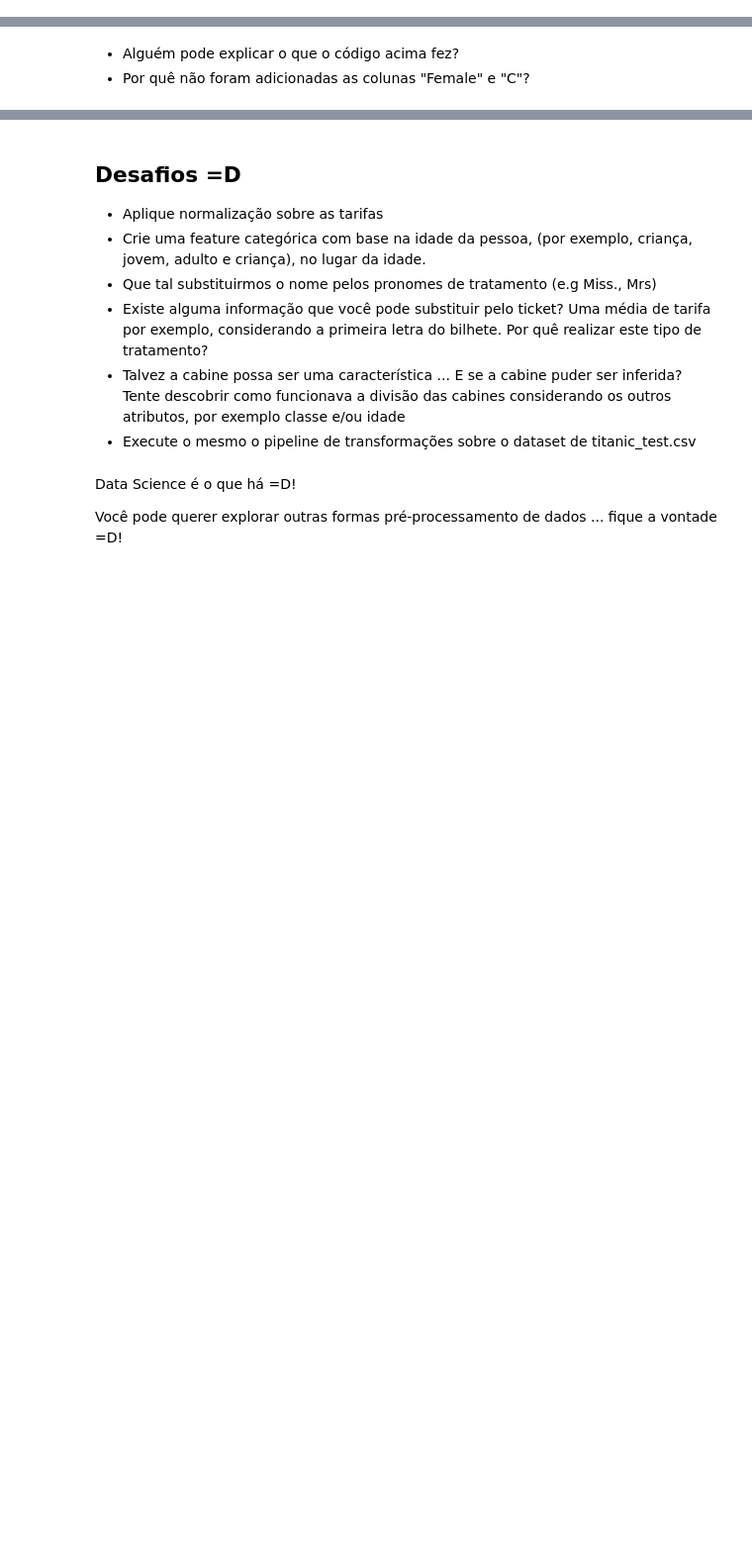
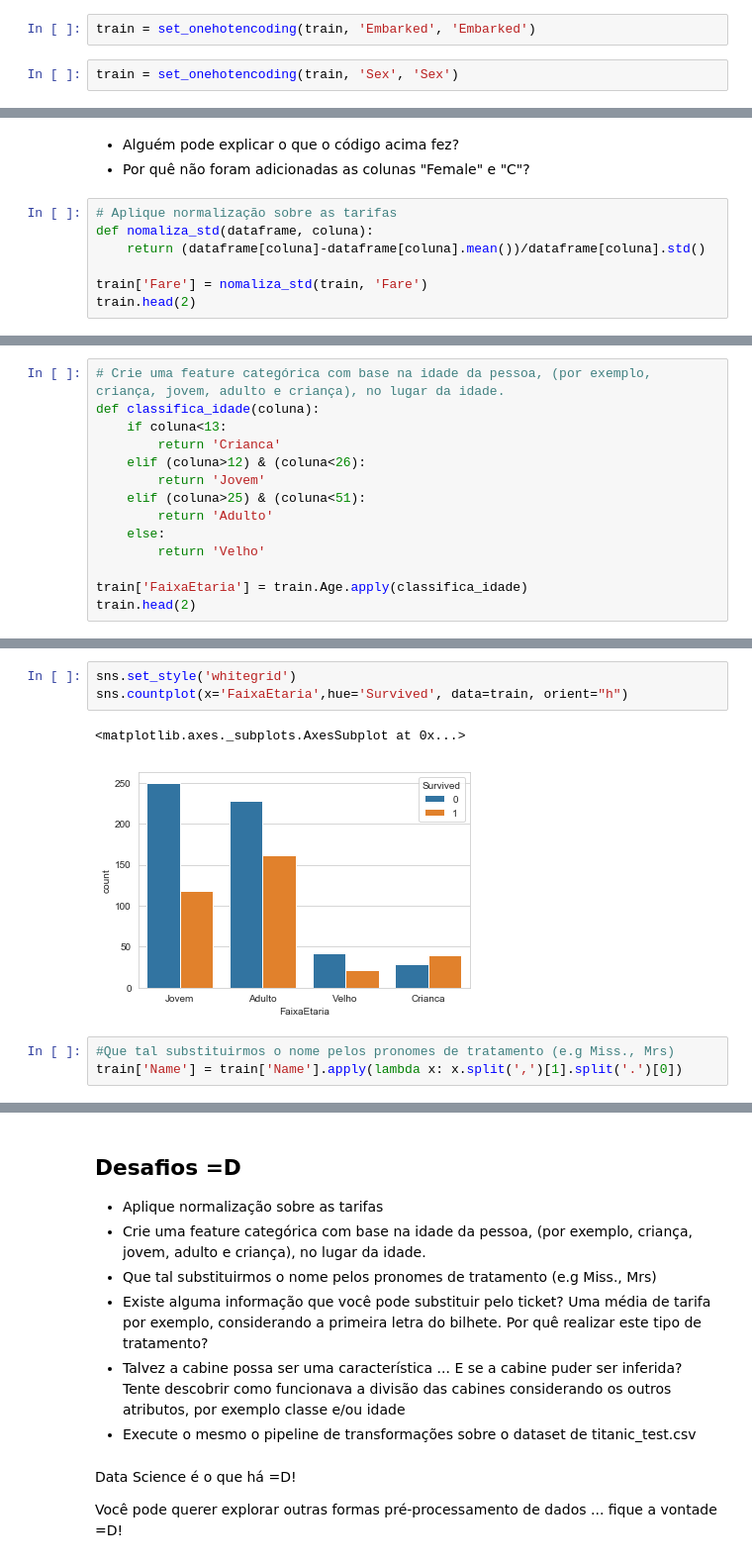
Before and after one commit to alexssandroos/learn_treinamento_atl, a Jupyter notebook: notebooks/Feature_Engineering/Pre_Processamento.ipynb, the cells around one changed output, grey strips where cells are left out. Shown: that part at 99% size. Saved outputs shown, nothing was run; the diff lists cells and outputs as text; blank space fills up the shorter version.

```diff
--- a/notebooks/Feature_Engineering/Pre_Processamento.ipynb
+++ b/notebooks/Feature_Engineering/Pre_Processamento.ipynb
@@ -242,0 +254,4 @@ train = pd.concat([train,pclass],axis=1)
+# %%
+train = set_onehotencoding(train, 'Embarked', 'Embarked')
+# %%
+train = set_onehotencoding(train, 'Sex', 'Sex')
@@ -258,3 +280,10 @@ dtype: int64
 # %% [markdown]
 * Alguém pode explicar o que o código acima fez?
 * Por quê não foram adicionadas as colunas "Female" e "C"?
+# %%
+# Aplique normalização sobre as tarifas
+def nomaliza_std(dataframe, coluna):
+    return (dataframe[coluna]-dataframe[coluna].mean())/dataframe[coluna].std()
+
+train['Fare'] = nomaliza_std(train, 'Fare')
+train.head(2)
@@ -260,0 +294,14 @@ dtype: int64
+# %%
+# Crie uma feature categórica com base na idade da pessoa, (por exemplo, criança, jovem, adulto e criança), no lugar da idade.
+def classifica_idade(coluna):
+    if coluna<13:
+        return 'Crianca'
+    elif (coluna>12) & (coluna<26):
+        return 'Jovem'
+    elif (coluna>25) & (coluna<51):
+        return 'Adulto'
+    else:
+        return 'Velho'
+
+train['FaixaEtaria'] = train.Age.apply(classifica_idade)
+train.head(2)
@@ -260,0 +312,9 @@ dtype: int64
+# %%
+sns.set_style('whitegrid')
+sns.countplot(x='FaixaEtaria',hue='Survived', data=train, orient="h")
+# %% [output]
+<matplotlib.axes._subplots.AxesSubplot at 0x...>
+[figure, added]
+# %%
+#Que tal substituirmos o nome pelos pronomes de tratamento (e.g Miss., Mrs)
+train['Name'] = train['Name'].apply(lambda x: x.split(',')[1].split('.')[0])
```
Also changed, not shown: parts of 21 cells of this notebook.
